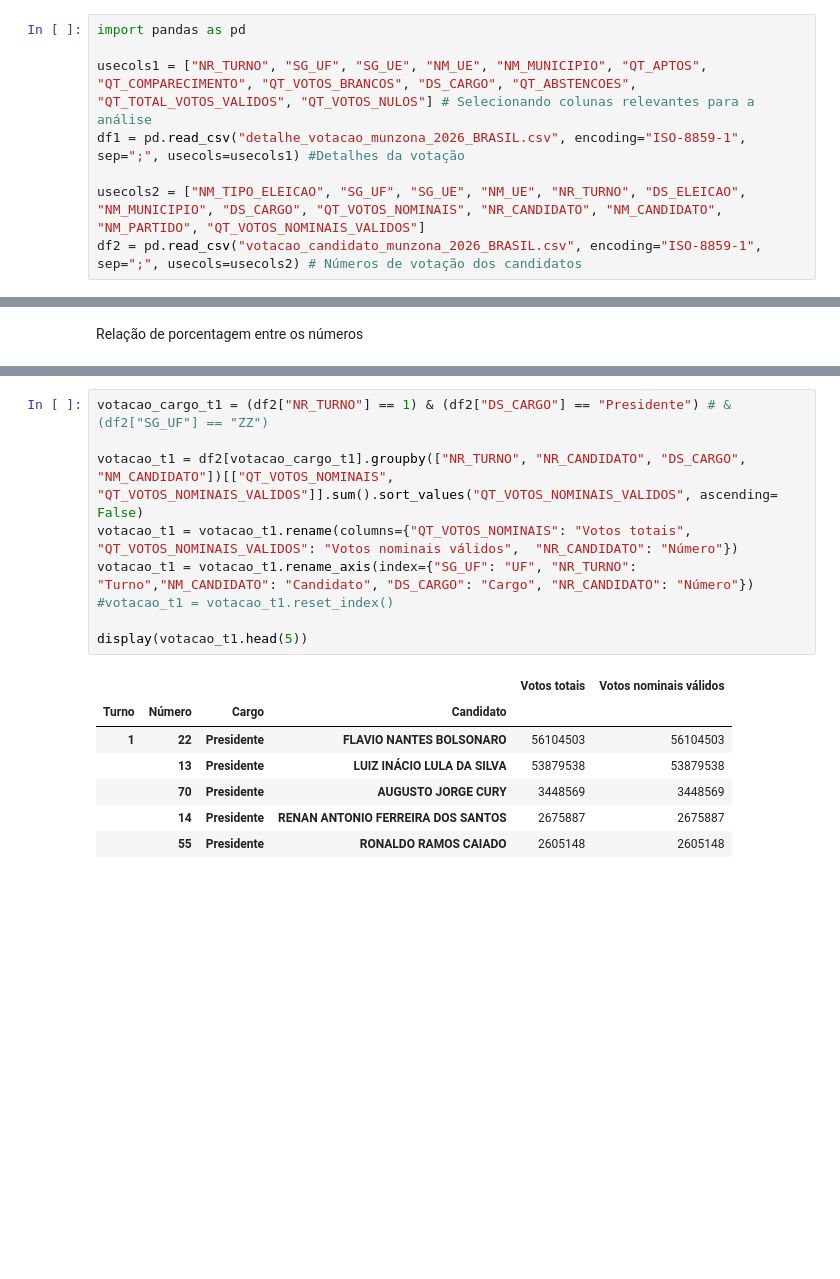
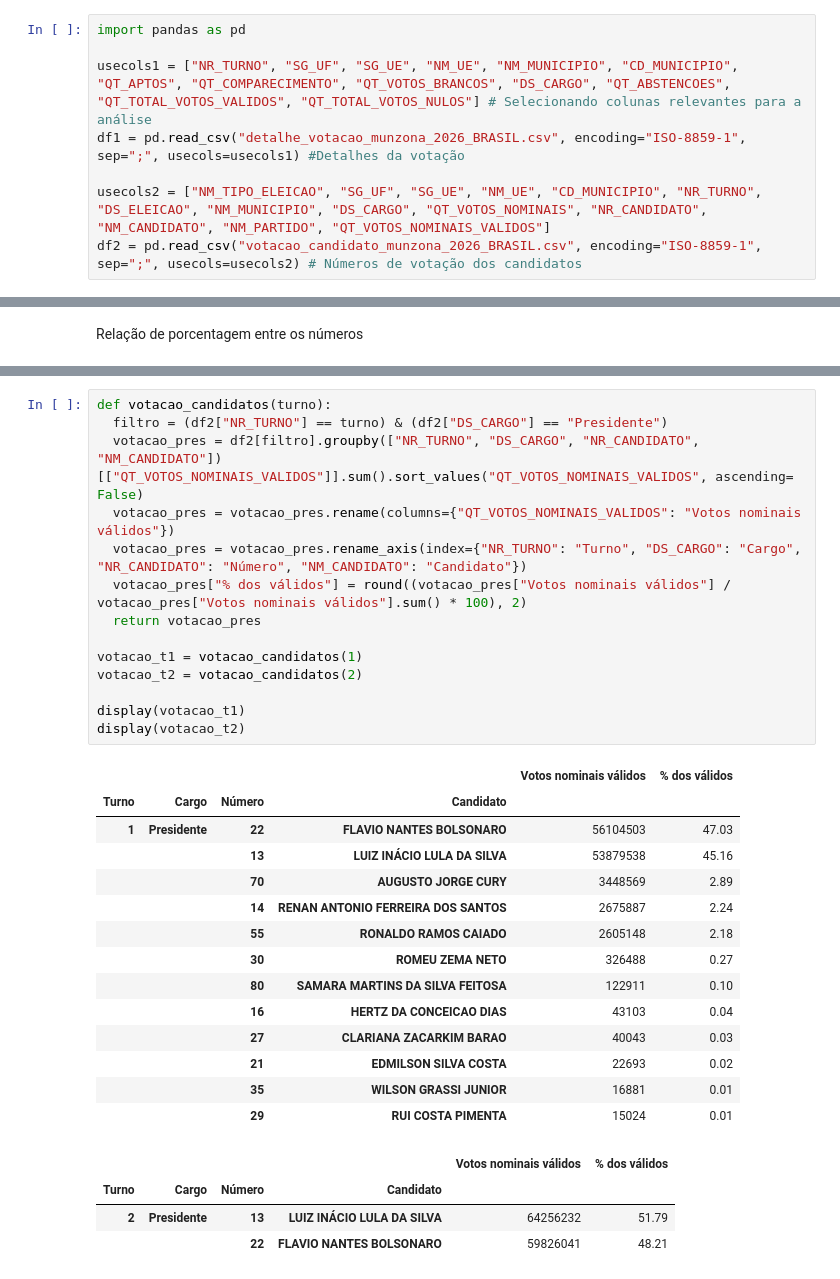
Before and after one commit to Arthxzs/Analise_Eleitoral_2026, a Jupyter notebook: Análise_votação.ipynb, the cells around one changed output, grey strips where cells are left out. Saved outputs shown, nothing was run; the diff lists cells and outputs as text; blank space fills up the shorter version.

```diff
--- a/Análise_votação.ipynb
+++ b/Análise_votação.ipynb
@@ -15,10 +17,10 @@ Montagem dos dois DF
 # %%
 import pandas as pd
 
-usecols1 = ["NR_TURNO", "SG_UF", "SG_UE", "NM_UE", "NM_MUNICIPIO", "QT_APTOS", "QT_COMPARECIMENTO", "QT_VOTOS_BRANCOS", "DS_CARGO", "QT_ABSTENCOES", "QT_TOTAL_VOTOS_VALIDOS", "QT_VOTOS_NULOS"] # Selecionando colunas relevantes para a análise
+usecols1 = ["NR_TURNO", "SG_UF", "SG_UE", "NM_UE", "NM_MUNICIPIO", "CD_MUNICIPIO", "QT_APTOS", "QT_COMPARECIMENTO", "QT_VOTOS_BRANCOS", "DS_CARGO", "QT_ABSTENCOES", "QT_TOTAL_VOTOS_VALIDOS", "QT_TOTAL_VOTOS_NULOS"] # Selecionando colunas relevantes para a análise
 df1 = pd.read_csv("detalhe_votacao_munzona_2026_BRASIL.csv", encoding="ISO-8859-1", sep=";", usecols=usecols1) #Detalhes da votação
 
-usecols2 = ["NM_TIPO_ELEICAO", "SG_UF", "SG_UE", "NM_UE", "NR_TURNO", "DS_ELEICAO", "NM_MUNICIPIO", "DS_CARGO", "QT_VOTOS_NOMINAIS", "NR_CANDIDATO", "NM_CANDIDATO", "NM_PARTIDO", "QT_VOTOS_NOMINAIS_VALIDOS"]
+usecols2 = ["NM_TIPO_ELEICAO", "SG_UF", "SG_UE", "NM_UE", "CD_MUNICIPIO", "NR_TURNO", "DS_ELEICAO", "NM_MUNICIPIO", "DS_CARGO", "QT_VOTOS_NOMINAIS", "NR_CANDIDATO", "NM_CANDIDATO", "NM_PARTIDO", "QT_VOTOS_NOMINAIS_VALIDOS"]
 df2 = pd.read_csv("votacao_candidato_munzona_2026_BRASIL.csv", encoding="ISO-8859-1", sep=";", usecols=usecols2) # Números de votação dos candidatos
 # %% [markdown]
 Números da eleição
@@ -85,18 +79,34 @@ Números de votação primeiro turno para os candidatos
 # %%
-votacao_cargo_t1 = (df2["NR_TURNO"] == 1) & (df2["DS_CARGO"] == "Presidente") # & (df2["SG_UF"] == "ZZ")
+def votacao_candidatos(turno):
+  filtro = (df2["NR_TURNO"] == turno) & (df2["DS_CARGO"] == "Presidente")
+  votacao_pres = df2[filtro].groupby(["NR_TURNO", "DS_CARGO", "NR_CANDIDATO", "NM_CANDIDATO"])[["QT_VOTOS_NOMINAIS_VALIDOS"]].sum().sort_values("QT_VOTOS_NOMINAIS_VALIDOS", ascending= False)
+  votacao_pres = votacao_pres.rename(columns={"QT_VOTOS_NOMINAIS_VALIDOS": "Votos nominais válidos"})
+  votacao_pres = votacao_pres.rename_axis(index={"NR_TURNO": "Turno", "DS_CARGO": "Cargo", "NR_CANDIDATO": "Número", "NM_CANDIDATO": "Candidato"})
+  votacao_pres["% dos válidos"] = round((votacao_pres["Votos nominais válidos"] / votacao_pres["Votos nominais válidos"].sum() * 100), 2)
+  return votacao_pres
 
-votacao_t1 = df2[votacao_cargo_t1].groupby(["NR_TURNO", "NR_CANDIDATO", "DS_CARGO", "NM_CANDIDATO"])[["QT_VOTOS_NOMINAIS", "QT_VOTOS_NOMINAIS_VALIDOS"]].sum().sort_values("QT_VOTOS_NOMINAIS_VALIDOS", ascending= False)
-votacao_t1 = votacao_t1.rename(columns={"QT_VOTOS_NOMINAIS": "Votos totais", "QT_VOTOS_NOMINAIS_VALIDOS": "Votos nominais válidos",  "NR_CANDIDATO": "Número"})
-votacao_t1 = votacao_t1.rename_axis(index={"SG_UF": "UF", "NR_TURNO": "Turno","NM_CANDIDATO": "Candidato", "DS_CARGO": "Cargo", "NR_CANDIDATO": "Número"})
-#votacao_t1 = votacao_t1.reset_index()
+votacao_t1 = votacao_candidatos(1)
+votacao_t2 = votacao_candidatos(2)
 
-display(votacao_t1.head(5))
+display(votacao_t1)
+display(votacao_t2)
 # %% [output]
-|  |  |  |  | Votos totais | Votos nominais válidos |
-| Turno | Número | Cargo | Candidato |  |  |
-| 1 | 22 | Presidente | FLAVIO NANTES BOLSONARO | 56104503 | 56104503 |
-|  | 13 | Presidente | LUIZ INÁCIO LULA DA SILVA | 53879538 | 53879538 |
-|  | 70 | Presidente | AUGUSTO JORGE CURY | 3448569 | 3448569 |
-|  | 14 | Presidente | RENAN ANTONIO FERREIRA DOS SANTOS | 2675887 | 2675887 |
-|  | 55 | Presidente | RONALDO RAMOS CAIADO | 2605148 | 2605148 |
+|  |  |  |  | Votos nominais válidos | % dos válidos |
+| Turno | Cargo | Número | Candidato |  |  |
+| 1 | Presidente | 22 | FLAVIO NANTES BOLSONARO | 56104503 | 47.03 |
+|  |  | 13 | LUIZ INÁCIO LULA DA SILVA | 53879538 | 45.16 |
+|  |  | 70 | AUGUSTO JORGE CURY | 3448569 | 2.89 |
+|  |  | 14 | RENAN ANTONIO FERREIRA DOS SANTOS | 2675887 | 2.24 |
+|  |  | 55 | RONALDO RAMOS CAIADO | 2605148 | 2.18 |
+|  |  | 30 | ROMEU ZEMA NETO | 326488 | 0.27 |
+|  |  | 80 | SAMARA MARTINS DA SILVA FEITOSA | 122911 | 0.10 |
+|  |  | 16 | HERTZ DA CONCEICAO DIAS | 43103 | 0.04 |
+|  |  | 27 | CLARIANA ZACARKIM BARAO | 40043 | 0.03 |
+|  |  | 21 | EDMILSON SILVA COSTA | 22693 | 0.02 |
+|  |  | 35 | WILSON GRASSI JUNIOR | 16881 | 0.01 |
+|  |  | 29 | RUI COSTA PIMENTA | 15024 | 0.01 |
+|  |  |  |  | Votos nominais válidos | % dos válidos |
+| Turno | Cargo | Número | Candidato |  |  |
+| 2 | Presidente | 13 | LUIZ INÁCIO LULA DA SILVA | 64256232 | 51.79 |
+|  |  | 22 | FLAVIO NANTES BOLSONARO | 59826041 | 48.21 |
 # %% [markdown]
```
Also changed, not shown: parts of 26 cells of this notebook.
